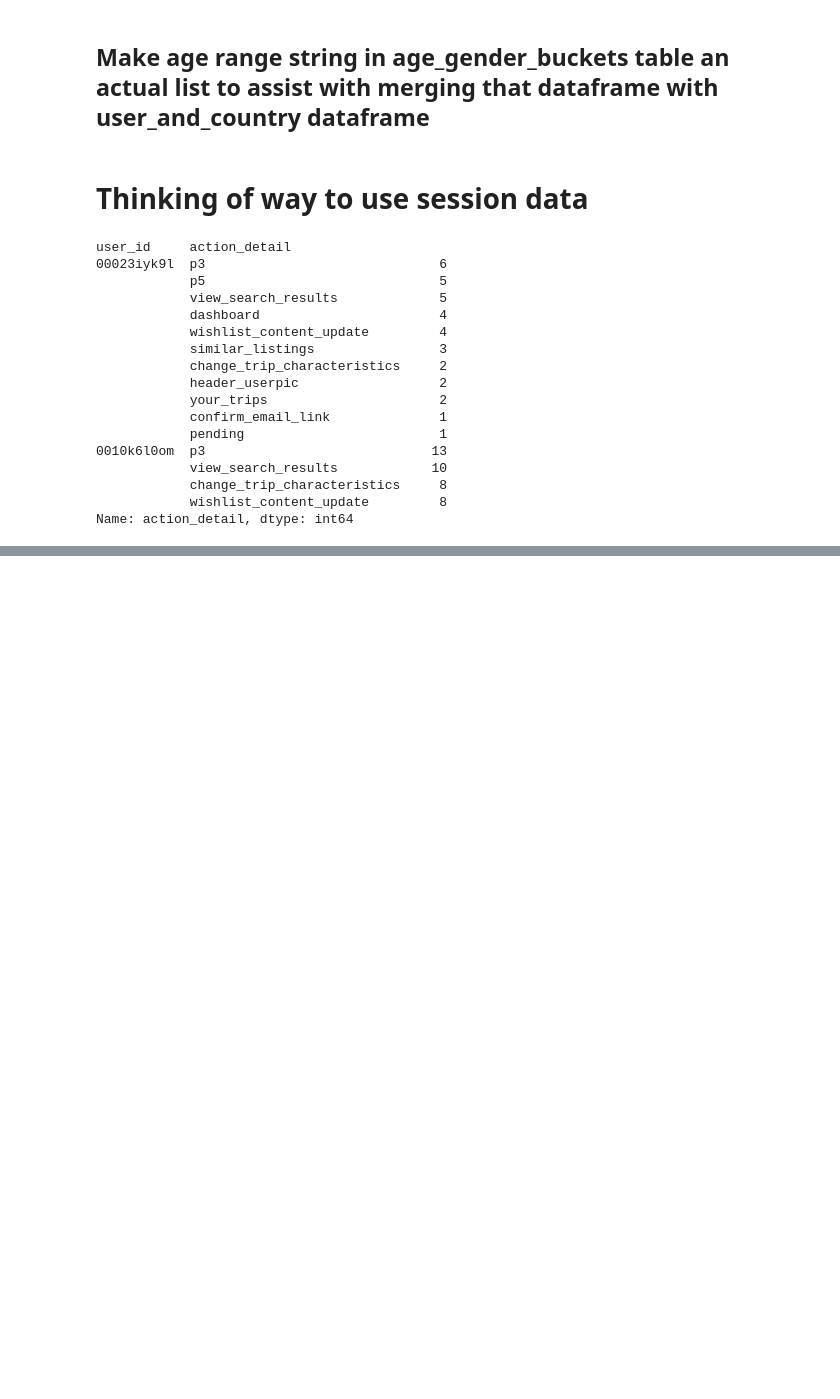
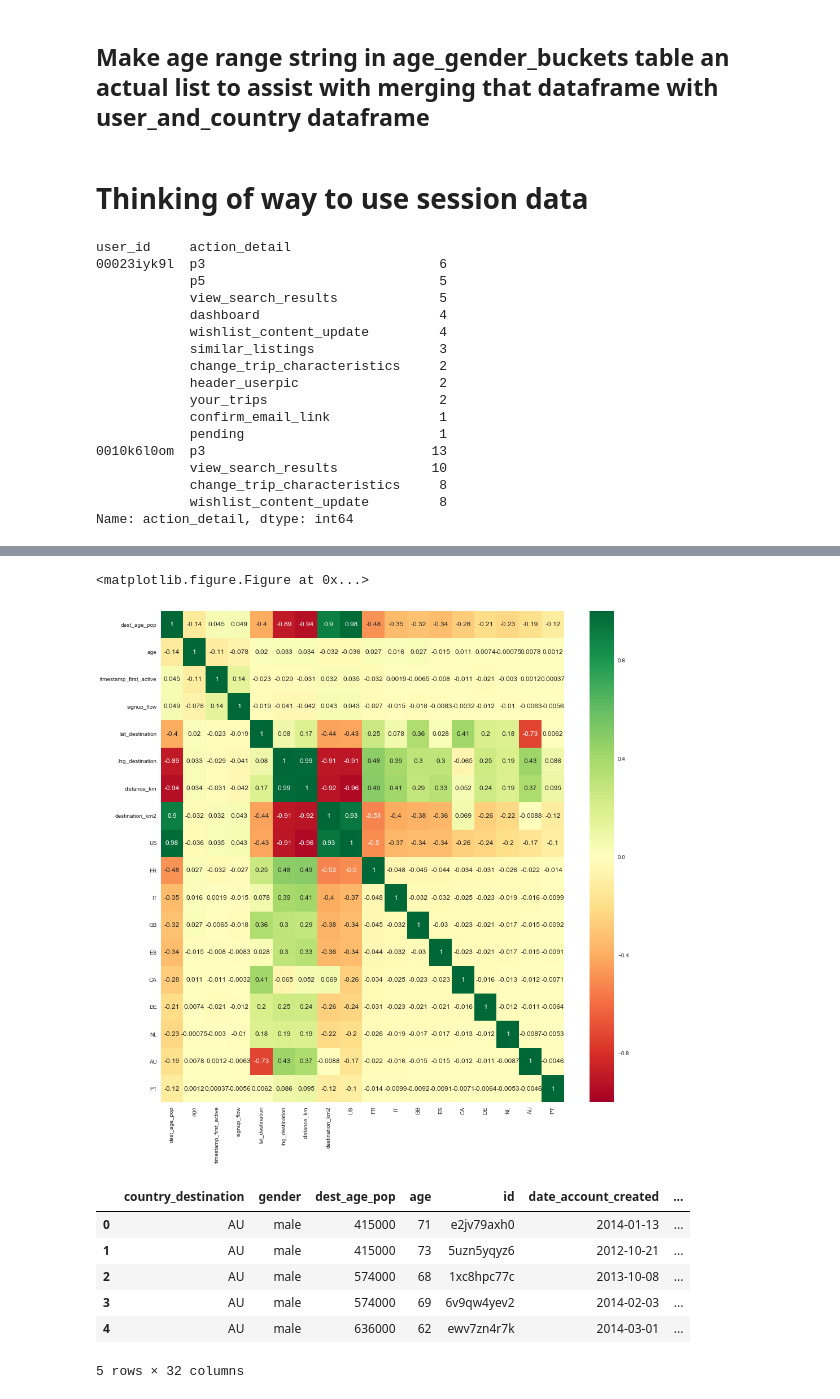
Before and after one commit to TJBANEY/Springboard-Code, a Jupyter notebook: Capstone 1 Data Wrangling.ipynb, the cells around one changed output, grey strips where cells are left out. Cells and saved outputs as stored; diff of their text form; code cells hidden in the pictures; blank space fills up the shorter version.

```diff
--- a/Capstone 1 Data Wrangling.ipynb
+++ b/Capstone 1 Data Wrangling.ipynb
@@ -80,7 +81,7 @@ users.id.count()
 users = users.loc[users['country_destination'] != 'NDF']
 # 88908
 
-avg_age = math.ceil(user_and_country['age'].mean())
+avg_age = math.ceil(users['age'].mean())
 
 def avgAge(row):
     if row['age'] > 120:
@@ -210,0 +227,57 @@ Name: action_detail, dtype: int64
+# %%
+ucb = user_country_buckets
+plt.figure(figsize=(16, 16))
+# %% [output]
+<matplotlib.figure.Figure at 0x...>
+# %%
+country_list = ['US', 'FR', 'IT', 'GB', 'ES', 'CA', 'DE', 'NL', 'AU', 'PT']
+row_count = ucb.shape[0]
+
+empty_array = np.zeros(row_count)
+ucb['US'] = empty_array
+ucb['FR'] = empty_array
+ucb['IT'] = empty_array
+ucb['GB'] = empty_array
+ucb['ES'] = empty_array
+ucb['CA'] = empty_array
+ucb['DE'] = empty_array
+ucb['NL'] = empty_array
+ucb['AU'] = empty_array
+ucb['PT'] = empty_array
+ucb.head(2)
+
+def fillCountry(row, country):
+    if row['country_destination'] == country:
+        return 1
+    else:
+        return 0
+
+ucb['US'] = ucb.apply(lambda x: fillCountry(x, 'US'), axis=1)
+ucb['FR'] = ucb.apply(lambda x: fillCountry(x, 'FR'), axis=1)
+ucb['IT'] = ucb.apply(lambda x: fillCountry(x, 'IT'), axis=1)
+ucb['GB'] = ucb.apply(lambda x: fillCountry(x, 'GB'), axis=1)
+ucb['ES'] = ucb.apply(lambda x: fillCountry(x, 'ES'), axis=1)
+ucb['CA'] = ucb.apply(lambda x: fillCountry(x, 'CA'), axis=1)
+ucb['DE'] = ucb.apply(lambda x: fillCountry(x, 'DE'), axis=1)
+ucb['NL'] = ucb.apply(lambda x: fillCountry(x, 'NL'), axis=1)
+ucb['AU'] = ucb.apply(lambda x: fillCountry(x, 'AU'), axis=1)
+ucb['PT'] = ucb.apply(lambda x: fillCountry(x, 'PT'), axis=1)
+
+ucb['gender'] = ucb['gender'].astype('category')
+
+corr = ucb.corr()
+sns.heatmap(corr, annot=True, cbar=True, cmap='RdYlGn')
+plt.show()
+
+ucb.head(5)
+# Gender, Signup Method, language, affiliate channel, affiliate provider first_affiliate tracked, signup_app
+# first device type, first browser, dest_lang
+# %% [output]
+[figure, added]
+|  | country_destination | gender | dest_age_pop | age | id | date_account_created | ... |
+| 0 | AU | male | 415000 | 71 | e2jv79axh0 | 2014-01-13 | ... |
+| 1 | AU | male | 415000 | 73 | 5uzn5yqyz6 | 2012-10-21 | ... |
+| 2 | AU | male | 574000 | 68 | 1xc8hpc77c | 2013-10-08 | ... |
+| 3 | AU | male | 574000 | 69 | 6v9qw4yev2 | 2014-02-03 | ... |
+| 4 | AU | male | 636000 | 62 | ewv7zn4r7k | 2014-03-01 | ... |
+5 rows × 32 columns
```
Also changed, not shown: parts of 24 cells of this notebook, 3 other files.
